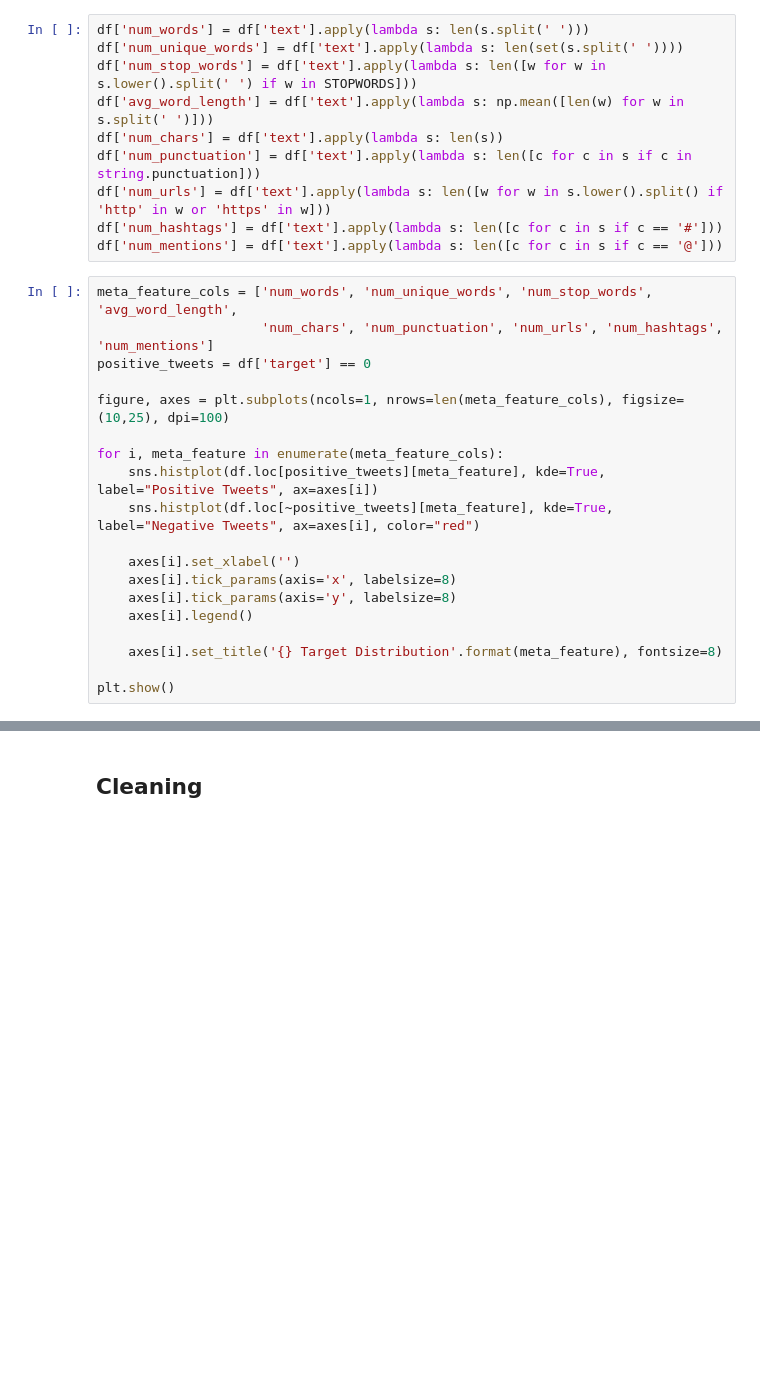
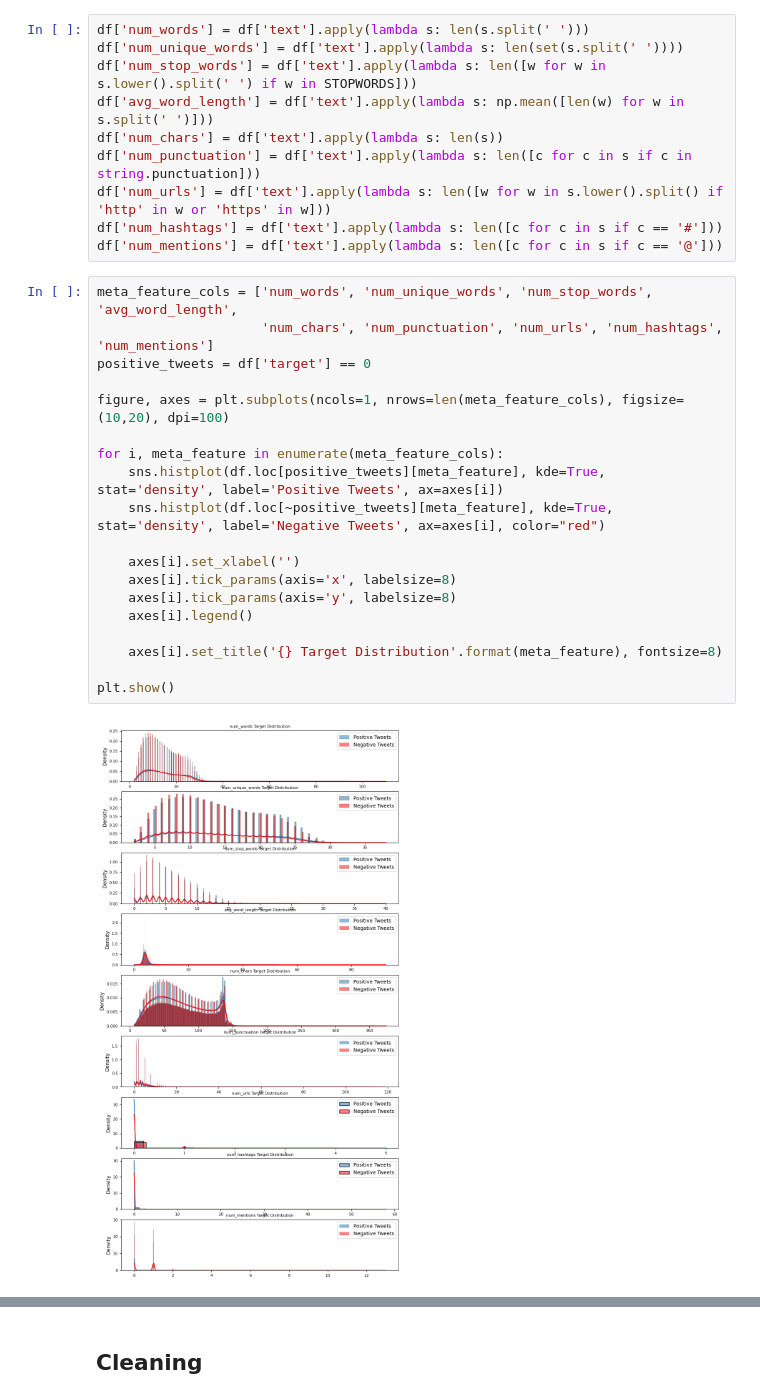
Before and after one commit to Dormanator/trending-sentiments, a Jupyter notebook: cleaning.ipynb, the cells around one changed output, grey strips where cells are left out. Saved outputs shown, nothing was run; the diff lists cells and outputs as text; blank space fills up the shorter version.

```diff
--- a/cleaning.ipynb
+++ b/cleaning.ipynb
@@ -133,19 +153,21 @@ df['num_mentions'] = df['text'].apply(lambda s: len([c for c in s if c == '@']))
 # %%
 meta_feature_cols = ['num_words', 'num_unique_words', 'num_stop_words', 'avg_word_length',
                      'num_chars', 'num_punctuation', 'num_urls', 'num_hashtags', 'num_mentions']
 positive_tweets = df['target'] == 0
 
-figure, axes = plt.subplots(ncols=1, nrows=len(meta_feature_cols), figsize=(10,25), dpi=100)
+figure, axes = plt.subplots(ncols=1, nrows=len(meta_feature_cols), figsize=(10,20), dpi=100)
 
 for i, meta_feature in enumerate(meta_feature_cols):
-    sns.histplot(df.loc[positive_tweets][meta_feature], kde=True, label="Positive Tweets", ax=axes[i])
-    sns.histplot(df.loc[~positive_tweets][meta_feature], kde=True, label="Negative Tweets", ax=axes[i], color="red")
+    sns.histplot(df.loc[positive_tweets][meta_feature], kde=True, stat='density', label='Positive Tweets', ax=axes[i])
+    sns.histplot(df.loc[~positive_tweets][meta_feature], kde=True, stat='density', label='Negative Tweets', ax=axes[i], color="red")
 
     axes[i].set_xlabel('')
     axes[i].tick_params(axis='x', labelsize=8)
     axes[i].tick_params(axis='y', labelsize=8)
     axes[i].legend()
 
     axes[i].set_title('{} Target Distribution'.format(meta_feature), fontsize=8)
 
 plt.show()
+# %% [output]
+[figure, added]
```
Also changed, not shown: parts of 15 cells of this notebook.
